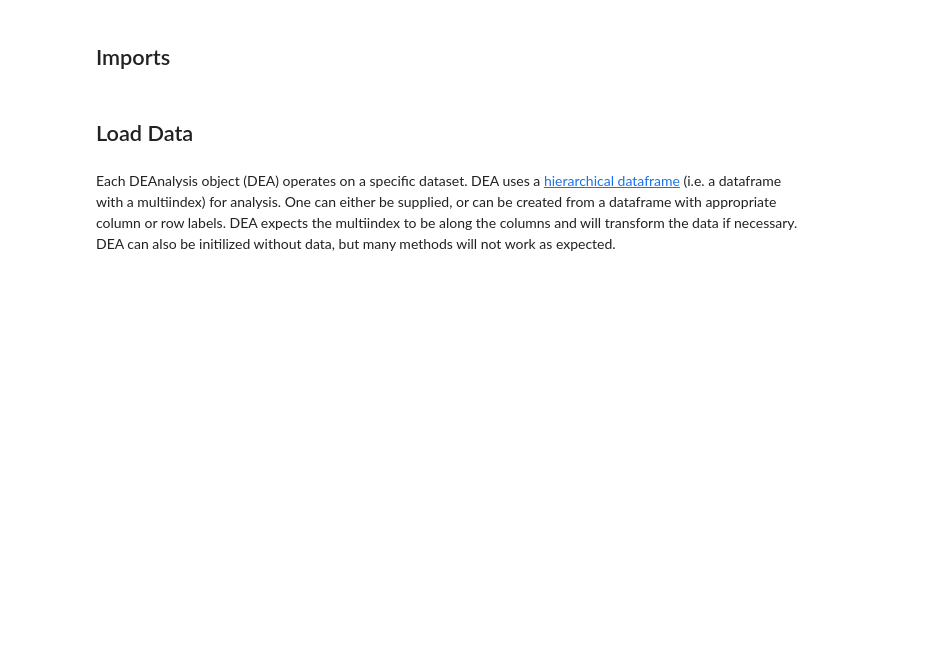
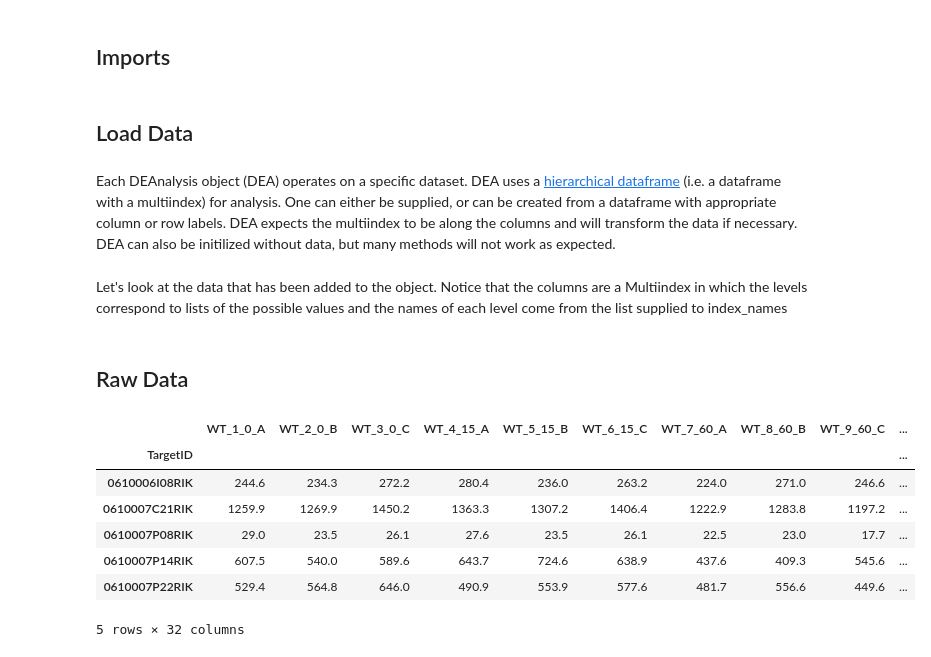
Before and after one commit to justinfinkle/diffexpy, a Jupyter notebook: ipynb/example_diffexp.ipynb, the cells around one changed output. Drawn from its saved outputs; the diff is of its cells as text; code cells hidden in the pictures; blank space fills up the shorter version.

```diff
--- a/ipynb/example_diffexp.ipynb
+++ b/ipynb/example_diffexp.ipynb
@@ -22,0 +25,15 @@ dea = DEAnalysis(raw_data, index_names=hierarchy)
+# %% [markdown]
+Let's look at the data that has been added to the object. Notice that the columns are a Multiindex in which the levels correspond to lists of the possible values and the names of each level come from the list supplied to index_names
+# %% [markdown]
+## Raw Data
+# %%
+raw_data.head()
+# %% [output]
+|  | WT_1_0_A | WT_2_0_B | WT_3_0_C | WT_4_15_A | WT_5_15_B | WT_6_15_C | WT_7_60_A | WT_8_60_B | WT_9_60_C | ... |
+| TargetID |  |  |  |  |  |  |  |  |  | ... |
+| 0610006I08RIK | 244.6 | 234.3 | 272.2 | 280.4 | 236.0 | 263.2 | 224.0 | 271.0 | 246.6 | ... |
+| 0610007C21RIK | 1259.9 | 1269.9 | 1450.2 | 1363.3 | 1307.2 | 1406.4 | 1222.9 | 1283.8 | 1197.2 | ... |
+| 0610007P08RIK | 29.0 | 23.5 | 26.1 | 27.6 | 23.5 | 26.1 | 22.5 | 23.0 | 17.7 | ... |
+| 0610007P14RIK | 607.5 | 540.0 | 589.6 | 643.7 | 724.6 | 638.9 | 437.6 | 409.3 | 545.6 | ... |
+| 0610007P22RIK | 529.4 | 564.8 | 646.0 | 490.9 | 553.9 | 577.6 | 481.7 | 556.6 | 449.6 | ... |
+5 rows × 32 columns
```
Also changed, not shown: parts of 13 cells of this notebook.
